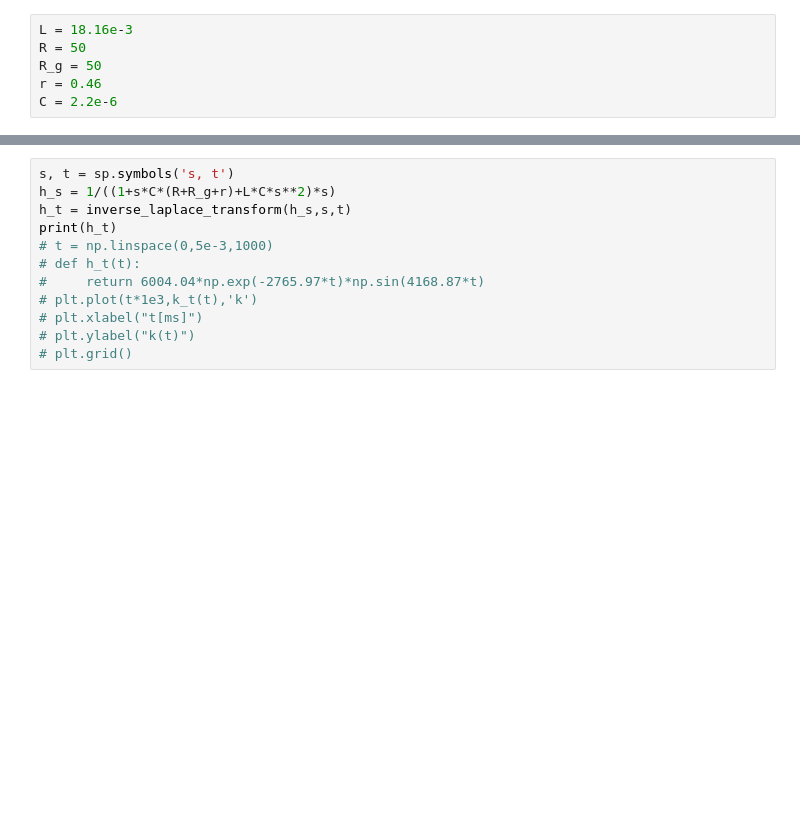
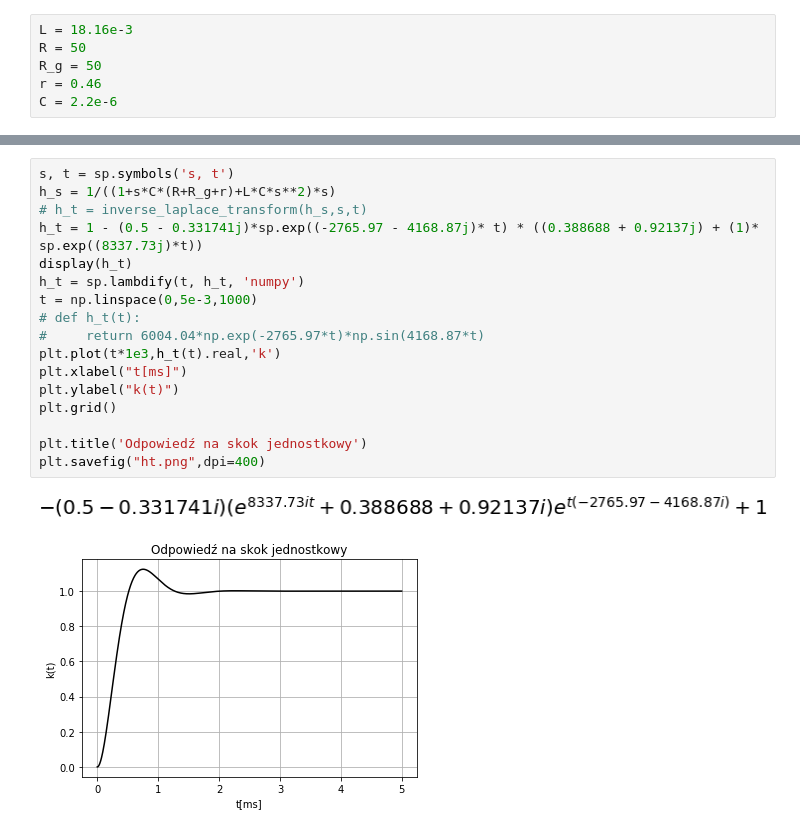
Before and after one commit to MarikinPaulina/EwEF, a Jupyter notebook: 04/04-Obliczenia_na_laby.ipynb, the cells around one changed output, grey strips where cells are left out. Saved outputs shown, nothing was run; the diff lists cells and outputs as text; blank space fills up the shorter version.

```diff
--- a/04/04-Obliczenia_na_laby.ipynb
+++ b/04/04-Obliczenia_na_laby.ipynb
@@ -31,12 +48,20 @@ plt.savefig("kt.png",dpi=400)
 # %%
 s, t = sp.symbols('s, t')
 h_s = 1/((1+s*C*(R+R_g+r)+L*C*s**2)*s)
-h_t = inverse_laplace_transform(h_s,s,t)
-print(h_t)
-# t = np.linspace(0,5e-3,1000)
+# h_t = inverse_laplace_transform(h_s,s,t)
+h_t = 1 - (0.5 - 0.331741j)*sp.exp((-2765.97 - 4168.87j)* t) * ((0.388688 + 0.92137j) + (1)* sp.exp((8337.73j)*t))
+display(h_t)
+h_t = sp.lambdify(t, h_t, 'numpy')
+t = np.linspace(0,5e-3,1000)
 # def h_t(t):
 #     return 6004.04*np.exp(-2765.97*t)*np.sin(4168.87*t)
-# plt.plot(t*1e3,k_t(t),'k')
-# plt.xlabel("t[ms]")
-# plt.ylabel("k(t)")
-# plt.grid()
+plt.plot(t*1e3,h_t(t).real,'k')
+plt.xlabel("t[ms]")
+plt.ylabel("k(t)")
+plt.grid()
+
+plt.title('Odpowiedź na skok jednostkowy')
+plt.savefig("ht.png",dpi=400)
+# %% [output]
+[figure, added]
+[figure, added]
```
Also changed, not shown: parts of 4 cells of this notebook, 4 other files.
